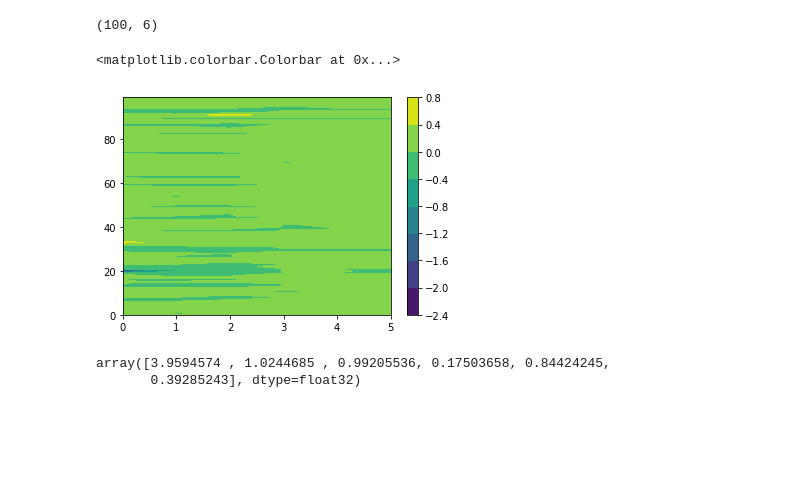
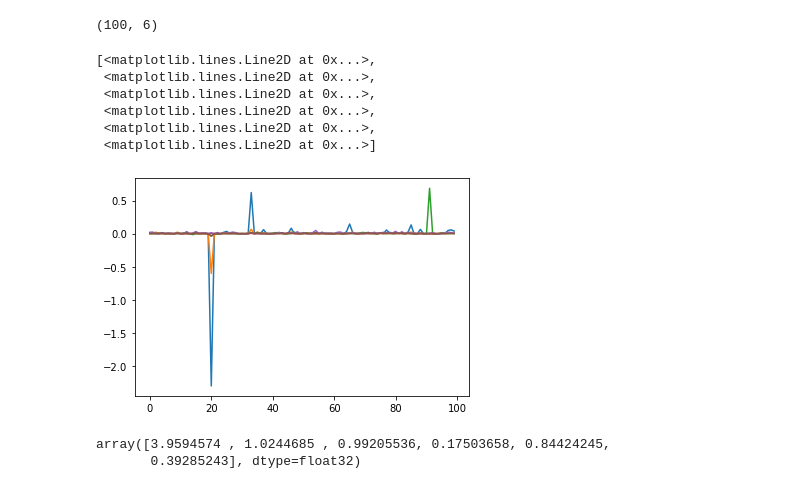
Before and after one commit to katiedagon/CLM5_ParameterUncertainty, a Jupyter notebook: NN_interp.ipynb, the cells around one changed output. Cells and saved outputs as stored; diff of their text form; code cells hidden in the pictures; blank space fills up the shorter version.

```diff
--- a/NN_interp.ipynb
+++ b/NN_interp.ipynb
@@ -316,14 +313,19 @@ analysis.shape
 # %% [output]
 (100, 6)
 # %%
-#plt.plot(analysis[2,:])
+plt.plot(analysis)
 #plt.plot(inputdata[2,:])
 #plt.scatter(inputdata[:,0], analysis[:,0])
-plt.contourf(analysis)
-plt.colorbar()
+#plt.contourf(analysis)
+#plt.colorbar()
 # %% [output]
-<matplotlib.colorbar.Colorbar at 0x...>
+[<matplotlib.lines.Line2D at 0x...>,
+ <matplotlib.lines.Line2D at 0x...>,
+ <matplotlib.lines.Line2D at 0x...>,
+ <matplotlib.lines.Line2D at 0x...>,
+ <matplotlib.lines.Line2D at 0x...>,
+ <matplotlib.lines.Line2D at 0x...>]
-[figure, old version]
+[figure, new version]
 # %%
 np.sum(abs(analysis), axis=0)
 # %% [output]
```
Also changed, not shown: parts of 2 cells of this notebook, 11 other files.
